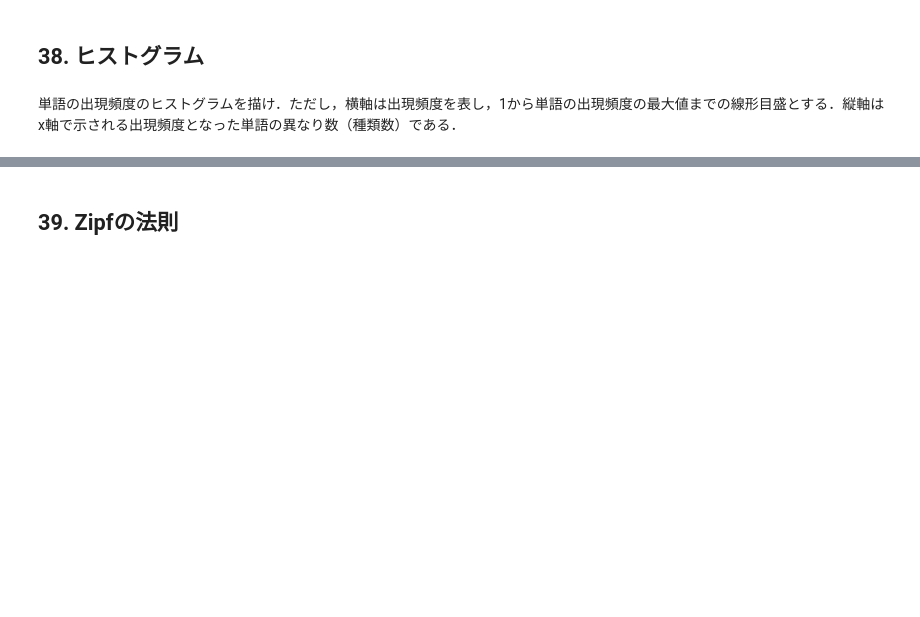
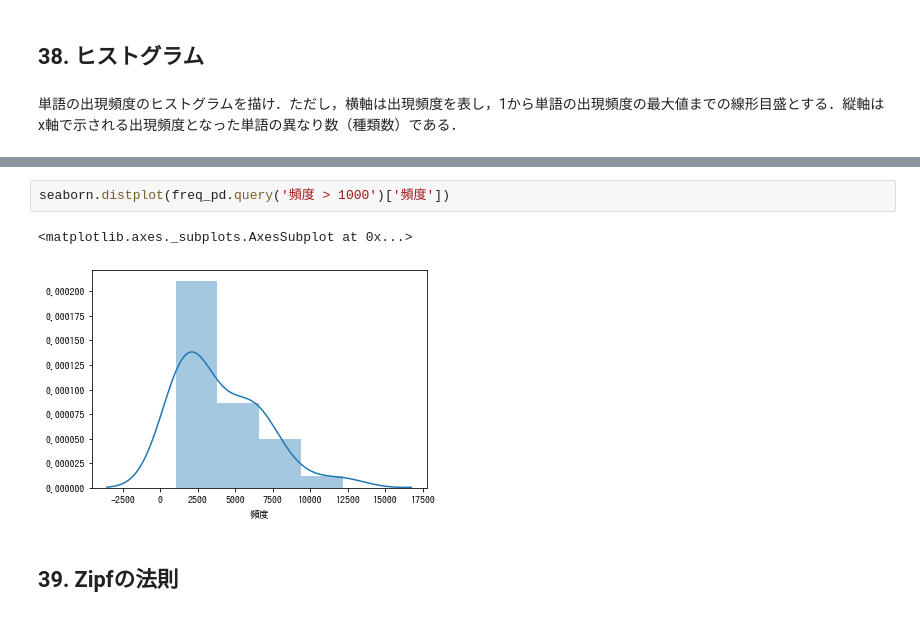
Before and after one commit to uchihashikenshi/NLP100_2020, a Jupyter notebook: NLP_100_30_39.ipynb, the cells around one changed output, grey strips where cells are left out. Cells and saved outputs as stored; diff of their text form; blank space fills up the shorter version.

```diff
--- a/NLP_100_30_39.ipynb
+++ b/NLP_100_30_39.ipynb
@@ -174,3 +297,8 @@ ls_cont_noun
+# %%
+seaborn.distplot(freq_pd.query('頻度 > 1000')['頻度'])
+# %% [output]
+<matplotlib.axes._subplots.AxesSubplot at 0x...>
+[figure, added]
 # %% [markdown]
 ## 39. Zipfの法則
 # %% [markdown]
```
Also changed, not shown: parts of 18 cells of this notebook.
